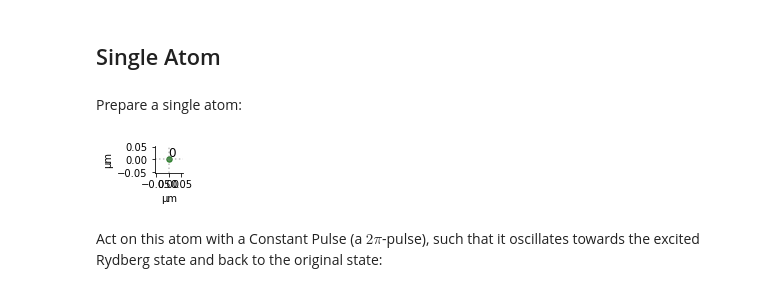
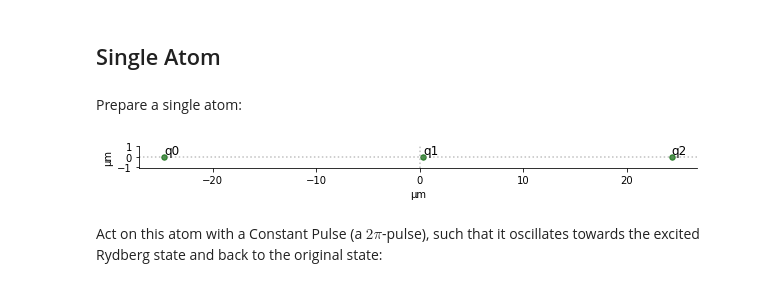
Before and after one commit to sebgrijalva/Pulser, a Jupyter notebook: tutorials/applications/Simulating Sequences with Errors and Noise.ipynb, the cells around one changed output. Drawn from its saved outputs; the diff is of its cells as text; code cells hidden in the pictures.

```diff
--- a/tutorials/applications/Simulating Sequences with Errors and Noise.ipynb
+++ b/tutorials/applications/Simulating Sequences with Errors and Noise.ipynb
@@ -16,10 +16,10 @@ import qutip
 # %% [markdown]
 Prepare a single atom:
 # %%
-reg = Register.from_coordinates([(0,0)])
+reg = Register.from_coordinates([(0,0), (25,0), (49,0)], prefix='q')
 reg.draw()
 # %% [output]
-[figure, old version]
+[figure, new version]
 # %% [markdown]
 Act on this atom with a Constant Pulse (a $2\pi$-pulse), such that it oscillates towards the excited Rydberg state and back to the original state:
 # %%
```
Also changed, not shown: parts of 15 cells of this notebook.
